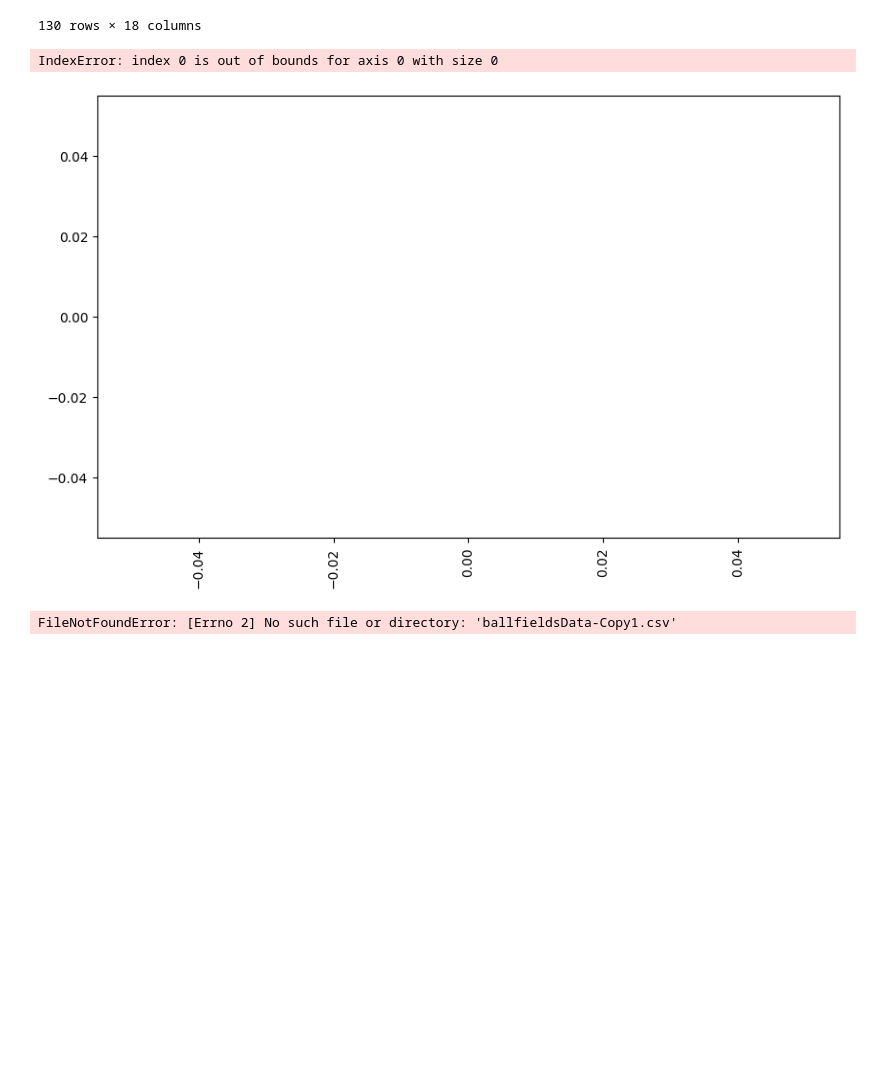
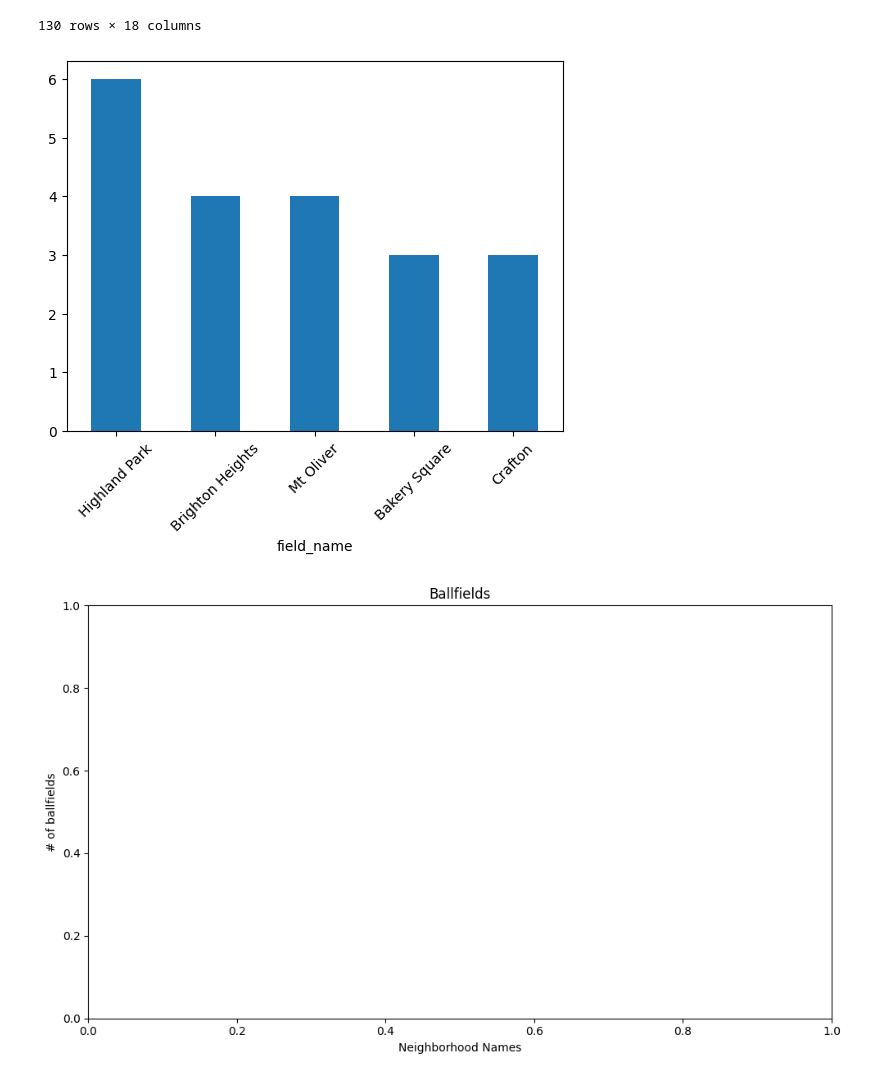
Before and after one commit to eduebaugh/PittsburghFanatics, a Jupyter notebook: Shared.ipynb, the cells around one changed output. Drawn from its saved outputs; the diff is of its cells as text; code cells hidden in the pictures; blank space fills up the shorter version.

```diff
--- a/Shared.ipynb
+++ b/Shared.ipynb
@@ -77,27 +79,13 @@ ballfields
 # %%
-ballfieldsCounts= ballfields["field_name"].value_counts() #counting the field names
-value_counts = ballfields["field_name"].value_counts() #creating variable value_counts
-filtered_counts = value_counts[value_counts > 2] #plotting only ballfields that have 3 or more
-plt.figure(figsize=(10, 6)) #creating graph size to fit names
-filtered_counts.plot(kind='bar') #creating a bar graph
+value_countsNb = ballfieldsNb["field_name"].value_counts() #assigns counting the field name values to variable value_countsNb
+filtered_countsNb = value_countsNb[value_countsNb > 2] #plots only neighborhoods with 3 or more ballfields
+filtered_countsNb.plot(kind='bar') #creating a bar graph
 plt.xticks(rotation=45) #rotating the names on the x axis to a 45 degree angle to prevent overlap
-plt.xlabel('Field Names') #labeling the x axis as Field Names
+plt.figure(figsize=(10, 6))  #creating graph size to fit names
+plt.xlabel('Neighborhood Names') #labeling the x axis as Neighborhood Names
 plt.ylabel('# of ballfields') #labeling the y axis as # of ballfields
 plt.title('Ballfields') #titling the graph as Ballfields
 plt.tight_layout() #adjusts the size of the graph to fit the 10,6 parameters
 # %% [output]
-IndexError: index 0 is out of bounds for axis 0 with size 0
-[figure, old version]
+[figure, new version]
+[figure, added]
-# %%
-ballfieldsNb = pd.read_csv("ballfieldsData-Copy1.csv") #reads the file name and assigns it to variable ballfieldsNb
-value_countsNb = ballfieldsNb["field_name"].value_counts() #assigns counting the field name values to variable value_countsNb
-filtered_countsNb = value_countsNb[value_countsNb > 2] #plots only neighborhoods with 3 or more ballfields
-plt.figure(figsize=(10, 6))  #creating graph size to fit names
-filtered_countsNb.plot(kind='bar') #creating a bar graph
-plt.xticks(rotation=45) #rotating the names on the x axis to a 45 degree angle to prevent overlap
-plt.xlabel('Neighborhood Names') #labeling the x axis as Neighborhood Names
-plt.ylabel('# of ballfields') #labeling the y axis as # of ballfields
-plt.title('Ballfields') #titling the graph as Ballfields
-plt.tight_layout() #adjusts the size of the graph to fit the 10,6 parameters
-# %% [output]
-FileNotFoundError: [Errno 2] No such file or directory: 'ballfieldsData-Copy1.csv'
```
Also changed, not shown: parts of 1 cell of this notebook.
